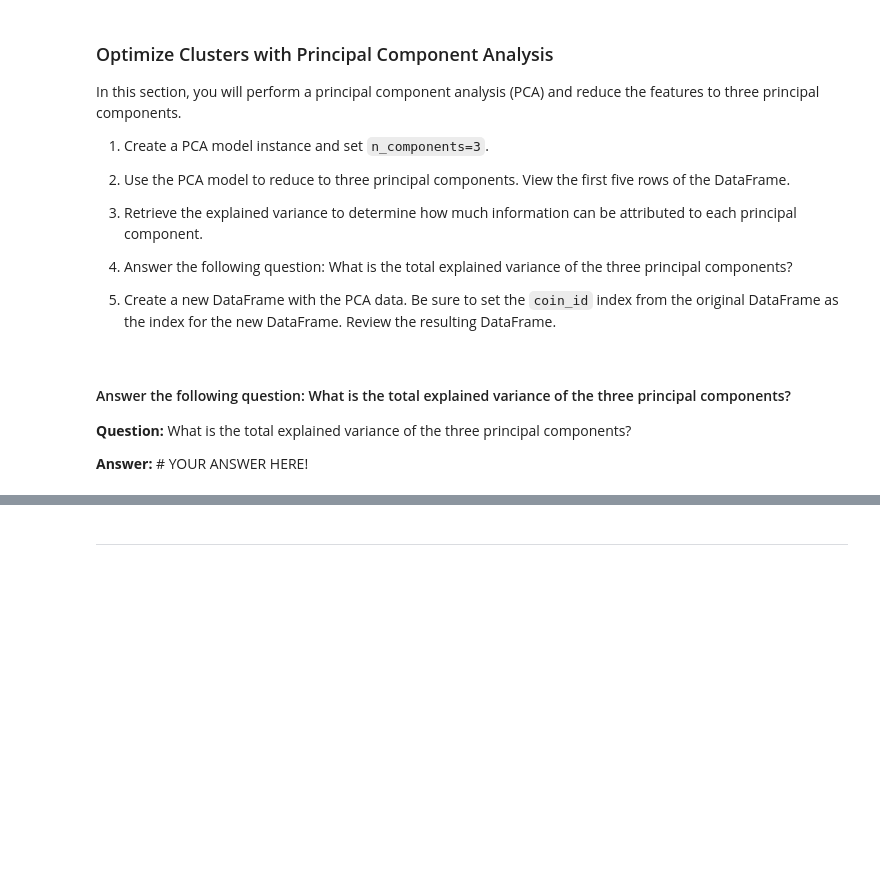
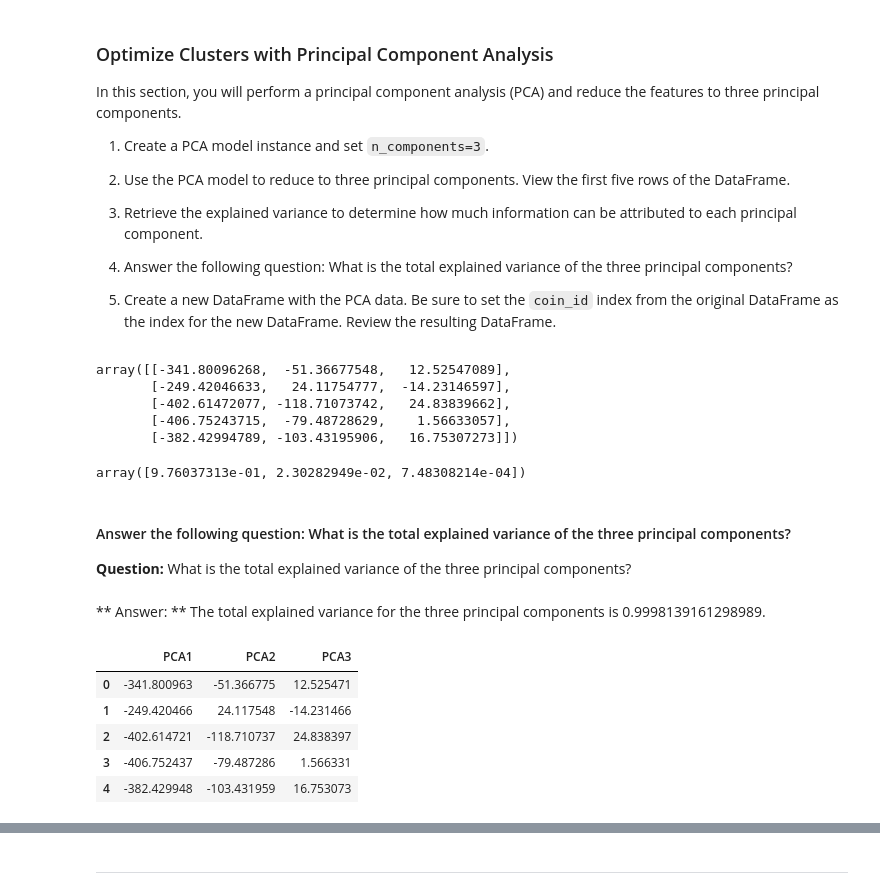
Before and after one commit to gadam/module_10_challenge, a Jupyter notebook: crypto_investments.ipynb, the cells around one changed output, grey strips where cells are left out. Cells and saved outputs as stored; diff of their text form; code cells hidden in the pictures; blank space fills up the shorter version.

```diff
--- a/crypto_investments.ipynb
+++ b/crypto_investments.ipynb
@@ -292,32 +293,52 @@ In this section, you will perform a principal component analysis (PCA) and reduc
 # %%
 # Use the PCA model with `fit_transform` to reduce to
 # three principal components.
-# YOUR CODE HERE!
+market_data_pca = pca.fit_transform(df_market_data)
 
 # View the first five rows of the DataFrame.
-# YOUR CODE HERE!
+market_data_pca[:5]
+# %% [output]
+array([[-341.80096268,  -51.36677548,   12.52547089],
+       [-249.42046633,   24.11754777,  -14.23146597],
+       [-402.61472077, -118.71073742,   24.83839662],
+       [-406.75243715,  -79.48728629,    1.56633057],
+       [-382.42994789, -103.43195906,   16.75307273]])
 # %%
 # Retrieve the explained variance to determine how much information
 # can be attributed to each principal component.
-# YOUR CODE HERE!
+display(pca.explained_variance_ratio_)
+# %% [output]
+array([9.76037313e-01, 2.30282949e-02, 7.48308214e-04])
 # %% [markdown]
 #### Answer the following question: What is the total explained variance of the three principal components?
 
 **Question:** What is the total explained variance of the three principal components?
-
-**Answer:** # YOUR ANSWER HERE!
+# %%
+display(
+    Markdown(
+        f"** Answer: ** The total explained variance for the three principal components is {sum(pca.explained_variance_ratio_)}."
+    )
+)
+# %% [output]
+** Answer: ** The total explained variance for the three principal components is 0.9998139161298989.
 # %%
 # Create a new DataFrame with the PCA data.
 # Note: The code for this step is provided for you
 
 # Creating a DataFrame with the PCA data
-# YOUR CODE HERE!
-
-# Copy the crypto names from the original data
-# YOUR CODE HERE!
-
-# Set the coinid column as index
-# YOUR CODE HERE!
-
-# Display sample data
-# YOUR CODE HERE!
+market_data_pca_df = pd.DataFrame(
+    market_data_pca,
+    columns=[
+        'PCA1',
+        'PCA2',
+        'PCA3'
+    ]
+)
+market_data_pca_df.head()
+# %% [output]
+|  | PCA1 | PCA2 | PCA3 |
+| 0 | -341.800963 | -51.366775 | 12.525471 |
+| 1 | -249.420466 | 24.117548 | -14.231466 |
+| 2 | -402.614721 | -118.710737 | 24.838397 |
+| 3 | -406.752437 | -79.487286 | 1.566331 |
+| 4 | -382.429948 | -103.431959 | 16.753073 |
```
Also changed, not shown: parts of 3 cells of this notebook.
